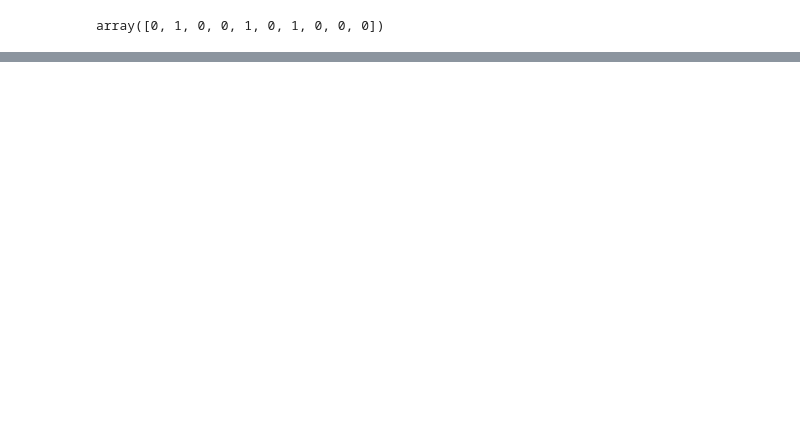
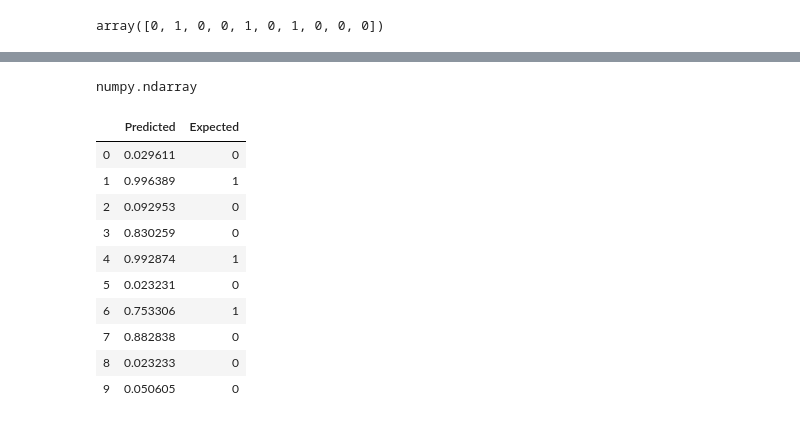
Before and after one commit to Majaalex/computerVision, a Jupyter notebook: DeepLearning/assignment8.ipynb, the cells around one changed output, grey strips where cells are left out. Saved outputs shown, nothing was run; the diff lists cells and outputs as text; code cells hidden in the pictures; blank space fills up the shorter version.

```diff
--- a/DeepLearning/assignment8.ipynb
+++ b/DeepLearning/assignment8.ipynb
@@ -180,0 +192,28 @@ array([0, 1, 0, 0, 1, 0, 1, 0, 0, 0])
+# %%
+predictions_only = []
+for value in predictions:
+    predictions_only.append(value[0])
+# %%
+df = pd.DataFrame()
+# %%
+type(predictions)
+# %% [output]
+numpy.ndarray
+# %%
+df["Predicted"] = predictions_only
+# %%
+df["Expected"] = y_test
+# %%
+df[:10]
+# %% [output]
+|  | Predicted | Expected |
+| 0 | 0.029611 | 0 |
+| 1 | 0.996389 | 1 |
+| 2 | 0.092953 | 0 |
+| 3 | 0.830259 | 0 |
+| 4 | 0.992874 | 1 |
+| 5 | 0.023231 | 0 |
+| 6 | 0.753306 | 1 |
+| 7 | 0.882838 | 0 |
+| 8 | 0.023233 | 0 |
+| 9 | 0.050605 | 0 |
```
Also changed, not shown: parts of 15 cells of this notebook, 1 other file.
